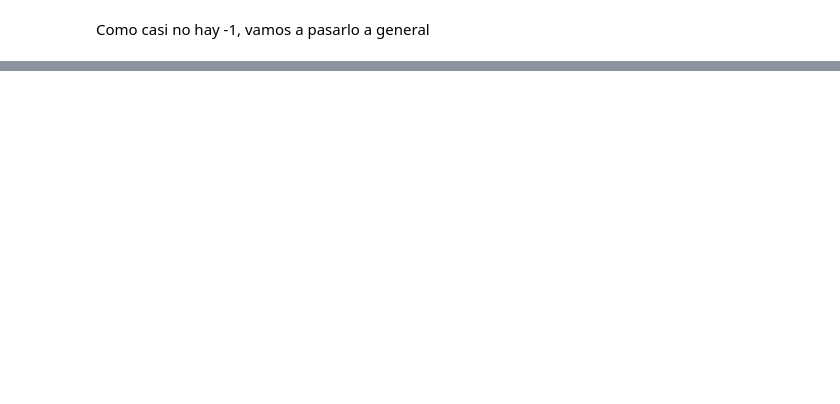
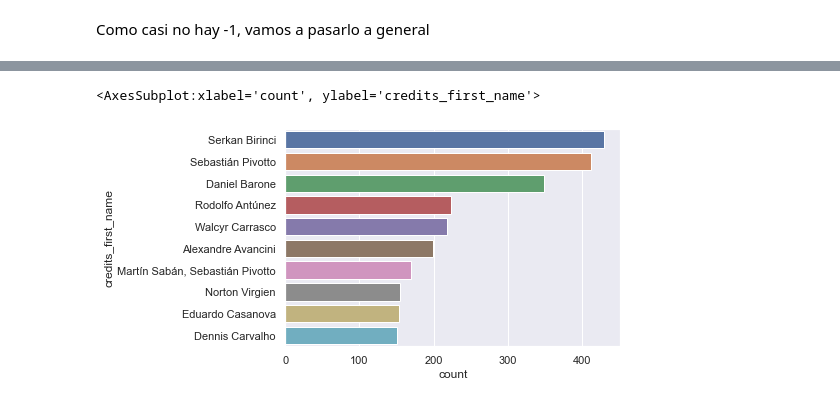
Before and after one commit to Qk527/DesafioTelecom, a Jupyter notebook: EDA/EDA_Metada_Qk.ipynb, the cells around one changed output, grey strips where cells are left out. Cells and saved outputs as stored; diff of their text form; code cells hidden in the pictures; blank space fills up the shorter version.

```diff
--- a/EDA/EDA_Metada_Qk.ipynb
+++ b/EDA/EDA_Metada_Qk.ipynb
@@ -83,2 +98,17 @@ sns.countplot(x='audience', data=df_metadata)
 # %% [markdown]
 Como casi no hay -1, vamos a pasarlo a general
+# %%
+#Como content es un id, voy a llevarlo a tipo entero
+df_metadata['content_id'] = df_metadata['content_id'].astype('int32')
+df_metadata['released_year'] = df_metadata['released_year'].astype('int32')
+df_metadata['run_time_min'] = df_metadata['run_time_min'].astype('int32')
+# %%
+#Voy a sacar por ahora los datos de fecha porque no les veo utilidad
+df_metadata = df_metadata.drop('create_date', axis=1)
+df_metadata = df_metadata.drop('modify_date', axis=1)
+df_metadata = df_metadata.drop('start_vod_date', axis=1)
+df_metadata = df_metadata.drop('end_vod_date', axis=1)
+# %%
+#También las descripciones por ahora
+df_metadata = df_metadata.drop('description', axis=1)
+df_metadata = df_metadata.drop('reduced_desc', axis=1)
@@ -84,0 +122,8 @@ Como casi no hay -1, vamos a pasarlo a general
+# %%
+#Como no disponible, vemos la incidencia de los otros
+sns.countplot(y='credits_first_name', data=df_metadata,
+              orient = "h",
+             order=df_metadata.credits_first_name.value_counts().iloc[1:11].index)
+# %% [output]
+<AxesSubplot:xlabel='count', ylabel='credits_first_name'>
+[figure, added]
```
Also changed, not shown: parts of 17 cells of this notebook, 1 other file.
